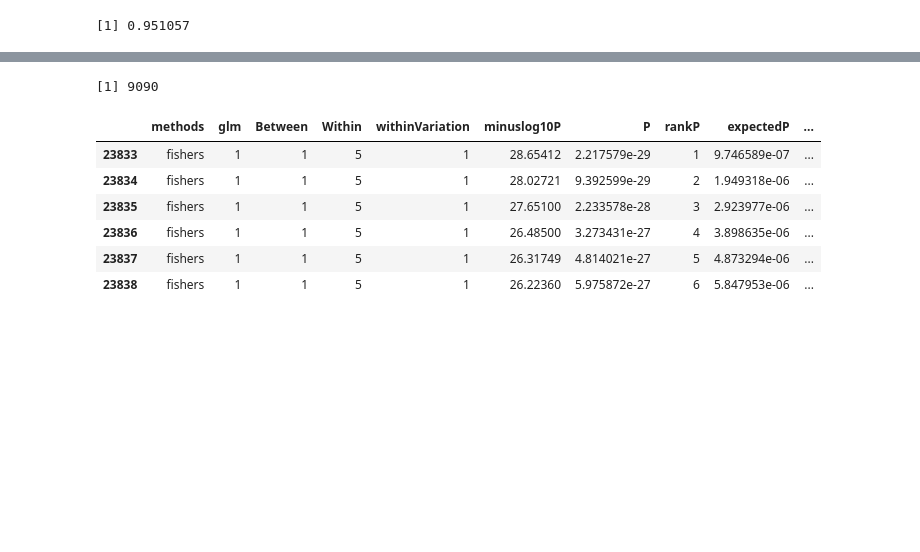
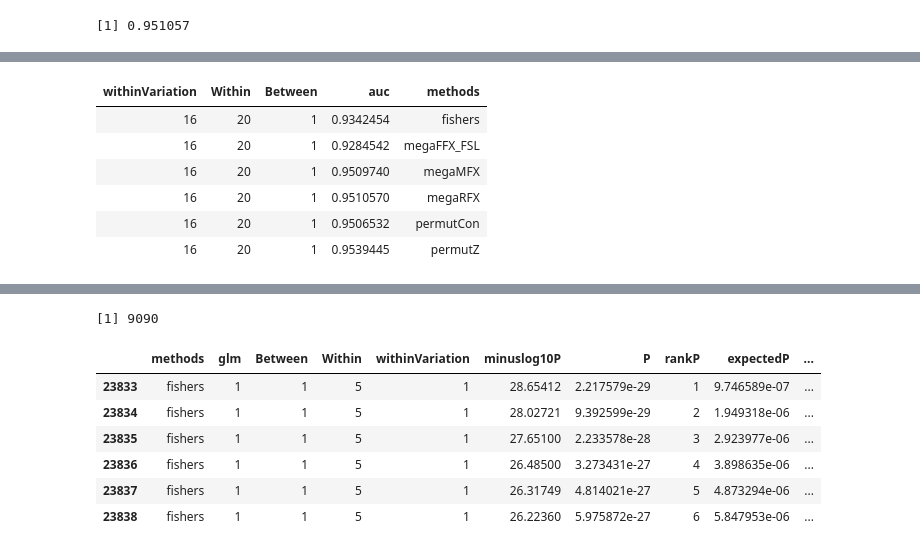
Before and after one commit to cmaumet/zmeta, a Jupyter notebook: real_data.ipynb, the cells around one changed output, grey strips where cells are left out. Drawn from its saved outputs; the diff is of its cells as text; code cells hidden in the pictures; blank space fills up the shorter version.

```diff
--- a/real_data.ipynb
+++ b/real_data.ipynb
@@ -297,0 +332,10 @@ for (within in unique(realdata_withsimuFPR$Within)){
+# %%
+head(auc_df)
+# %% [output]
+| withinVariation | Within | Between | auc | methods |
+| 16 | 20 | 1 | 0.9342454 | fishers |
+| 16 | 20 | 1 | 0.9284542 | megaFFX_FSL |
+| 16 | 20 | 1 | 0.9509740 | megaMFX |
+| 16 | 20 | 1 | 0.9510570 | megaRFX |
+| 16 | 20 | 1 | 0.9506532 | permutCon |
+| 16 | 20 | 1 | 0.9539445 | permutZ |
```
Also changed, not shown: parts of 8 cells of this notebook.
